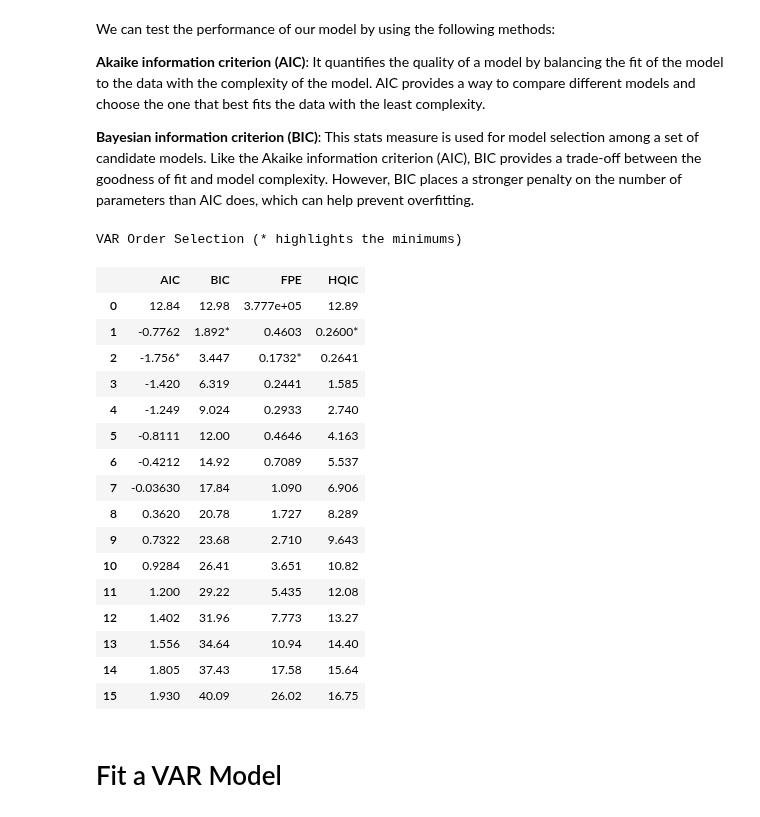
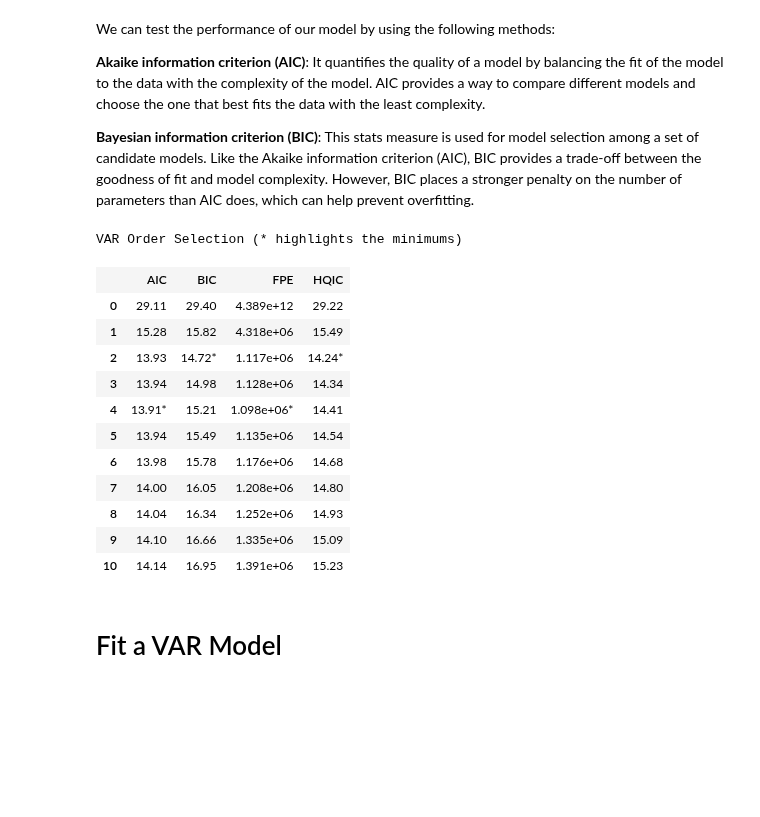
Before and after one commit to notp1ssed/ProjetoFinal-PosGraduacaoEngenhariaFinanceira, a Jupyter notebook: VAR Model.ipynb, the cells around one changed output. Saved outputs shown, nothing was run; the diff lists cells and outputs as text; code cells hidden in the pictures; blank space fills up the shorter version.

```diff
--- a/VAR Model.ipynb
+++ b/VAR Model.ipynb
@@ -128,27 +213,24 @@ We can test the performance of our model by using the following methods:
 **Akaike information criterion (AIC)**: It quantifies the quality of a model by balancing the fit of the model to the data with the complexity of the model. AIC provides a way to compare different models and choose the one that best fits the data with the least complexity.
 
 **Bayesian information criterion (BIC)**: This stats measure is used for model selection among a set of candidate models. Like the Akaike information criterion (AIC), BIC provides a trade-off between the goodness of fit and model complexity. However, BIC places a stronger penalty on the number of parameters than AIC does, which can help prevent overfitting.
-# %%
-model = VAR(df_train)
-model.select_order(15).summary()
-# %% [output]
-VAR Order Selection (* highlights the minimums)
-|  | AIC | BIC | FPE | HQIC |
-| 0 | 12.84 | 12.98 | 3.777e+05 | 12.89 |
-| 1 | -0.7762 | 1.892* | 0.4603 | 0.2600* |
-| 2 | -1.756* | 3.447 | 0.1732* | 0.2641 |
-| 3 | -1.420 | 6.319 | 0.2441 | 1.585 |
-| 4 | -1.249 | 9.024 | 0.2933 | 2.740 |
-| 5 | -0.8111 | 12.00 | 0.4646 | 4.163 |
-| 6 | -0.4212 | 14.92 | 0.7089 | 5.537 |
-| 7 | -0.03630 | 17.84 | 1.090 | 6.906 |
-| 8 | 0.3620 | 20.78 | 1.727 | 8.289 |
-| 9 | 0.7322 | 23.68 | 2.710 | 9.643 |
-| 10 | 0.9284 | 26.41 | 3.651 | 10.82 |
-| 11 | 1.200 | 29.22 | 5.435 | 12.08 |
-| 12 | 1.402 | 31.96 | 7.773 | 13.27 |
-| 13 | 1.556 | 34.64 | 10.94 | 14.40 |
-| 14 | 1.805 | 37.43 | 17.58 | 15.64 |
-| 15 | 1.930 | 40.09 | 26.02 | 16.75 |
+# %%
+# Lower is better
+
+model = VAR(endog = df_endog_train, exog = df_exog_train)
+model.select_order(10).summary()
+# %% [output]
+VAR Order Selection (* highlights the minimums)
+|  | AIC | BIC | FPE | HQIC |
+| 0 | 29.11 | 29.40 | 4.389e+12 | 29.22 |
+| 1 | 15.28 | 15.82 | 4.318e+06 | 15.49 |
+| 2 | 13.93 | 14.72* | 1.117e+06 | 14.24* |
+| 3 | 13.94 | 14.98 | 1.128e+06 | 14.34 |
+| 4 | 13.91* | 15.21 | 1.098e+06* | 14.41 |
+| 5 | 13.94 | 15.49 | 1.135e+06 | 14.54 |
+| 6 | 13.98 | 15.78 | 1.176e+06 | 14.68 |
+| 7 | 14.00 | 16.05 | 1.208e+06 | 14.80 |
+| 8 | 14.04 | 16.34 | 1.252e+06 | 14.93 |
+| 9 | 14.10 | 16.66 | 1.335e+06 | 15.09 |
+| 10 | 14.14 | 16.95 | 1.391e+06 | 15.23 |
 # %% [markdown]
 # Fit a VAR Model
```
Also changed, not shown: parts of 17 cells of this notebook, 2 other files.
